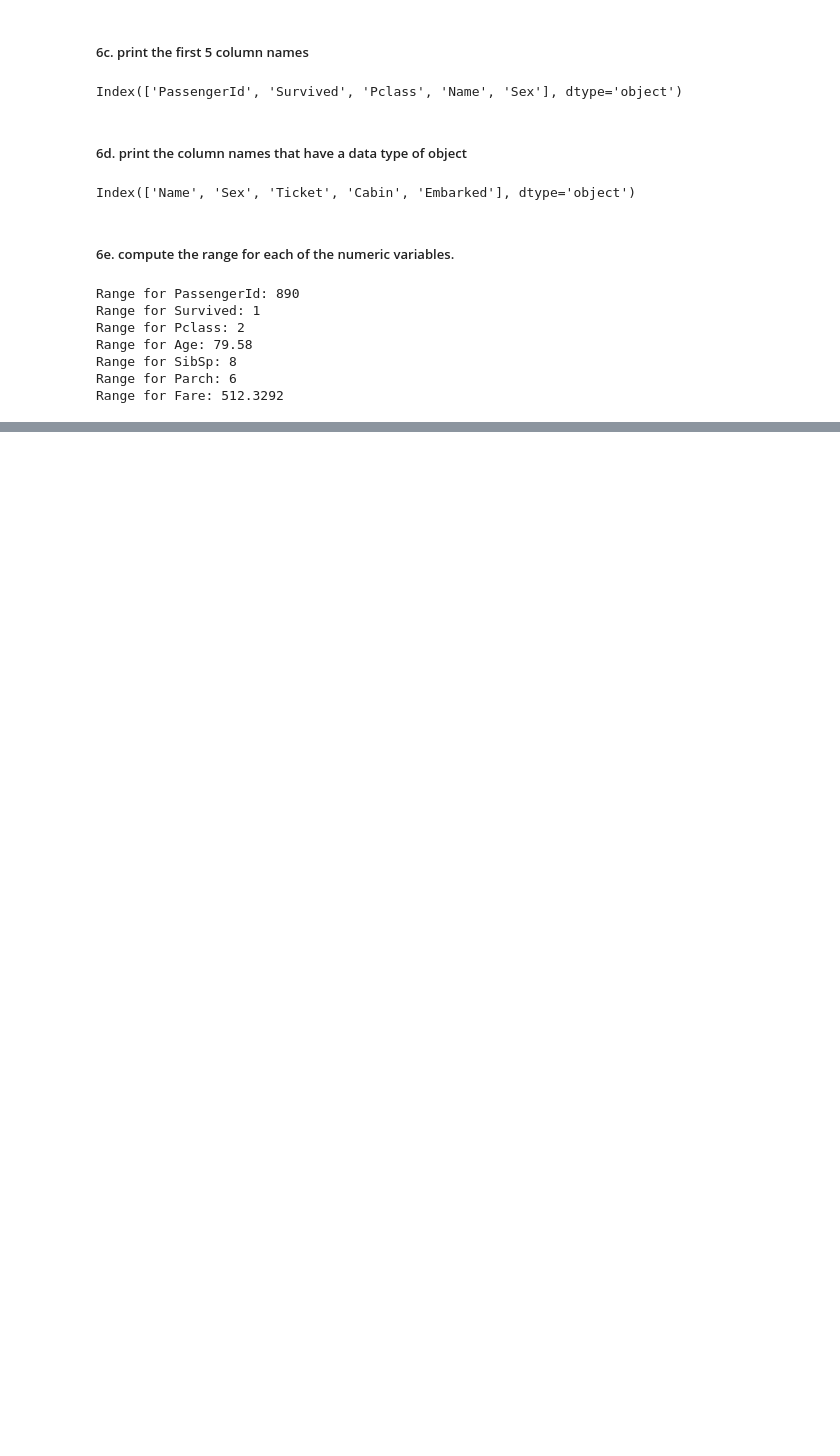
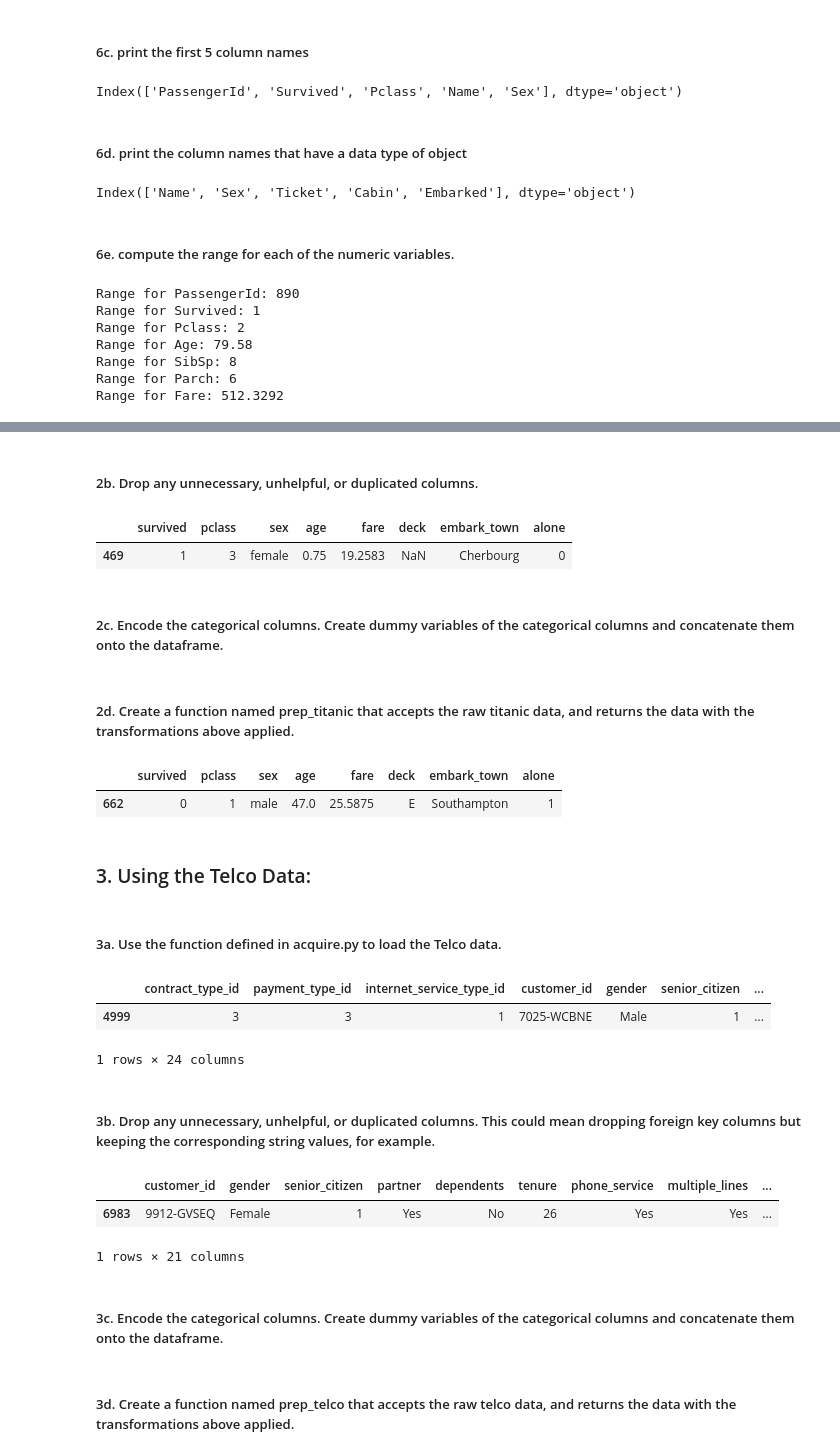
Before and after one commit to Jared-Wood135/classification-exercises, a Jupyter notebook: classification_exercises.ipynb, the cells around one changed output, grey strips where cells are left out. Cells and saved outputs as stored; diff of their text form; code cells hidden in the pictures; blank space fills up the shorter version.

```diff
--- a/classification_exercises.ipynb
+++ b/classification_exercises.ipynb
@@ -306,0 +308,13 @@ telco_df.sample()
+# %% [markdown]
+##### 2b. Drop any unnecessary, unhelpful, or duplicated columns.
+# %%
+# passenger_id, sibsp, parch, embarked, class
+titanic_db = titanic_db.drop(columns=['passenger_id', 'sibsp', 'parch', 'embarked', 'class'])
+titanic_db.sample()
+# %% [output]
+|  | survived | pclass | sex | age | fare | deck | embark_town | alone |
+| 469 | 1 | 3 | female | 0.75 | 19.2583 | NaN | Cherbourg | 0 |
+# %% [markdown]
+##### 2c. Encode the categorical columns. Create dummy variables of the categorical columns and concatenate them onto the dataframe.
+# %% [markdown]
+##### 2d. Create a function named prep_titanic that accepts the raw titanic data, and returns the data with the transformations above applied.
@@ -306,0 +326,31 @@ telco_df.sample()
+# %%
+prep_titanic().sample()
+# %% [output]
+|  | survived | pclass | sex | age | fare | deck | embark_town | alone |
+| 662 | 0 | 1 | male | 47.0 | 25.5875 | E | Southampton | 1 |
+# %% [markdown]
+### 3. Using the Telco Data:
+# %% [markdown]
+##### 3a. Use the function defined in acquire.py to load the Telco data.
+# %%
+telco_db = acquire.get_telco_data()
+telco_db.sample()
+# %% [output]
+|  | contract_type_id | payment_type_id | internet_service_type_id | customer_id | gender | senior_citizen | ... |
+| 4999 | 3 | 3 | 1 | 7025-WCBNE | Male | 1 | ... |
+1 rows × 24 columns
+# %% [markdown]
+##### 3b. Drop any unnecessary, unhelpful, or duplicated columns. This could mean dropping foreign key columns but keeping the corresponding string values, for example.
+# %%
+# contract_type_id, payment_type_id,
+# internet_service_type_id, customer_id
+telco_db = telco_db.drop(columns=['contract_type_id', 'payment_type_id', 'internet_service_type_id'])
+telco_db.sample()
+# %% [output]
+|  | customer_id | gender | senior_citizen | partner | dependents | tenure | phone_service | multiple_lines | ... |
+| 6983 | 9912-GVSEQ | Female | 1 | Yes | No | 26 | Yes | Yes | ... |
+1 rows × 21 columns
+# %% [markdown]
+##### 3c. Encode the categorical columns. Create dummy variables of the categorical columns and concatenate them onto the dataframe.
+# %% [markdown]
+##### 3d. Create a function named prep_telco that accepts the raw telco data, and returns the data with the transformations above applied.
```
Also changed, not shown: parts of 57 cells of this notebook, 1 other file.
